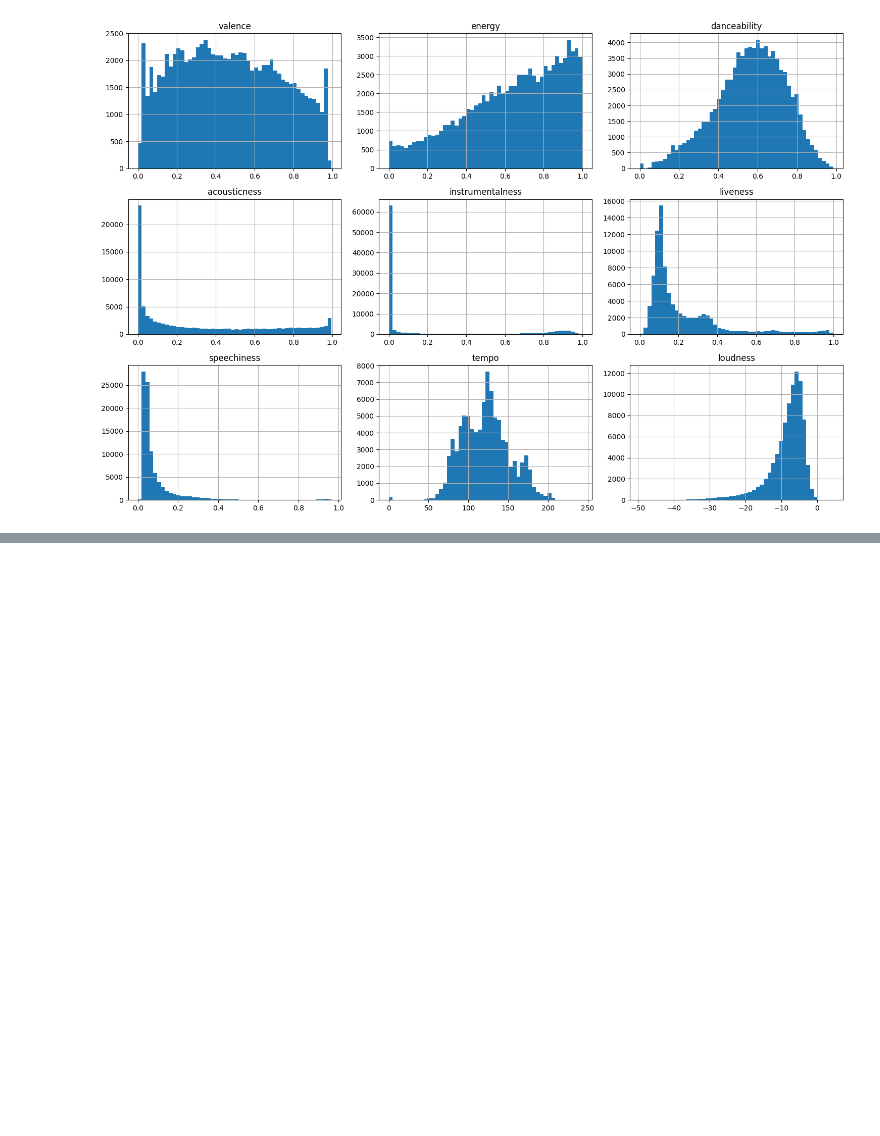
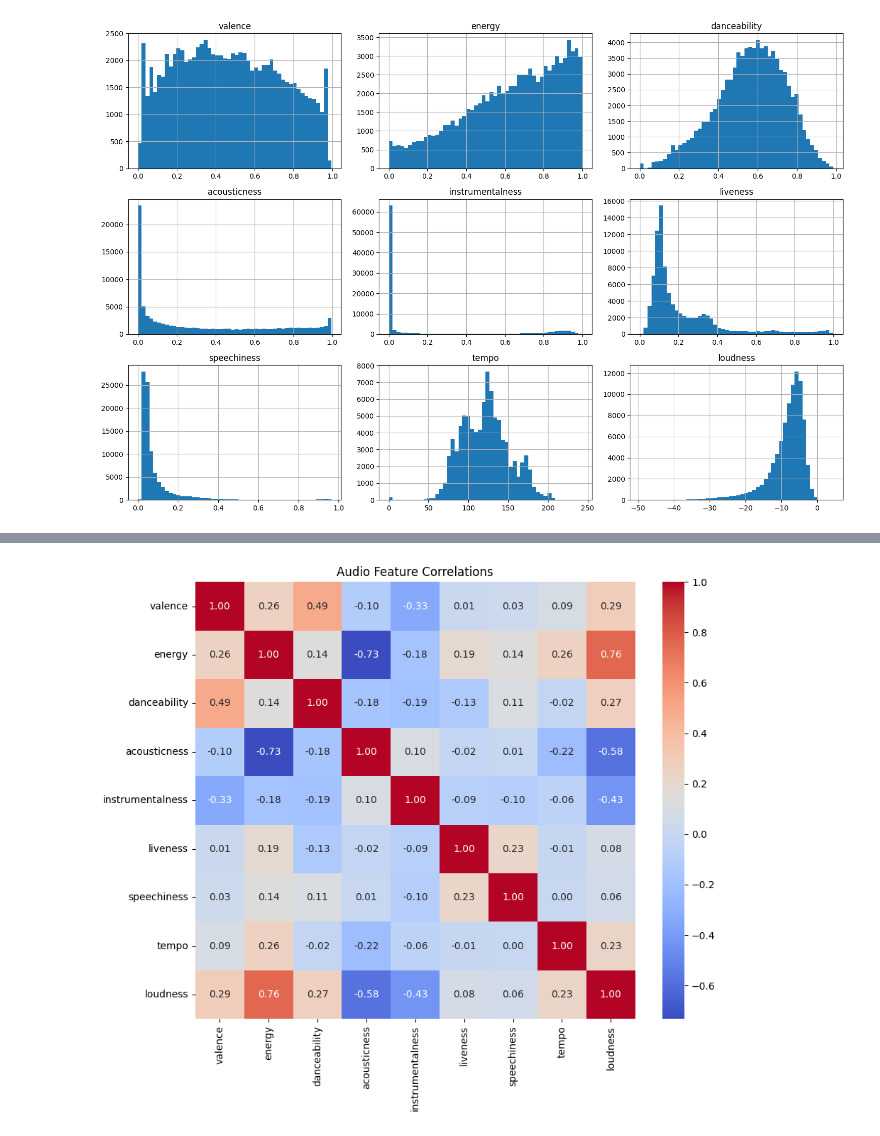
Before and after one commit to dreamhui2008-hub/music_recc, a Jupyter notebook: notebooks/01_eda.ipynb, the cells around one changed output, grey strips where cells are left out. Cells and saved outputs as stored; diff of their text form; code cells hidden in the pictures; blank space fills up the shorter version.

```diff
--- a/notebooks/01_eda.ipynb
+++ b/notebooks/01_eda.ipynb
@@ -122,0 +131,11 @@ plt.show()
+# %%
+import seaborn as sns
+
+corr = df[audio_features].corr()
+plt.figure(figsize=(10, 8))
+sns.heatmap(corr, annot=True, cmap='coolwarm', fmt='.2f') # annot Adds the numeric value inside each cell, cmap chooses heatmap palette, fmt dictates annotated numbers format
+plt.title('Audio Feature Correlations')
+plt.savefig('../data/processed/correlation_matrix.png')
+plt.show()
+# %% [output]
+[figure, added]
```
Also changed, not shown: parts of 5 cells of this notebook, 4 other files.
